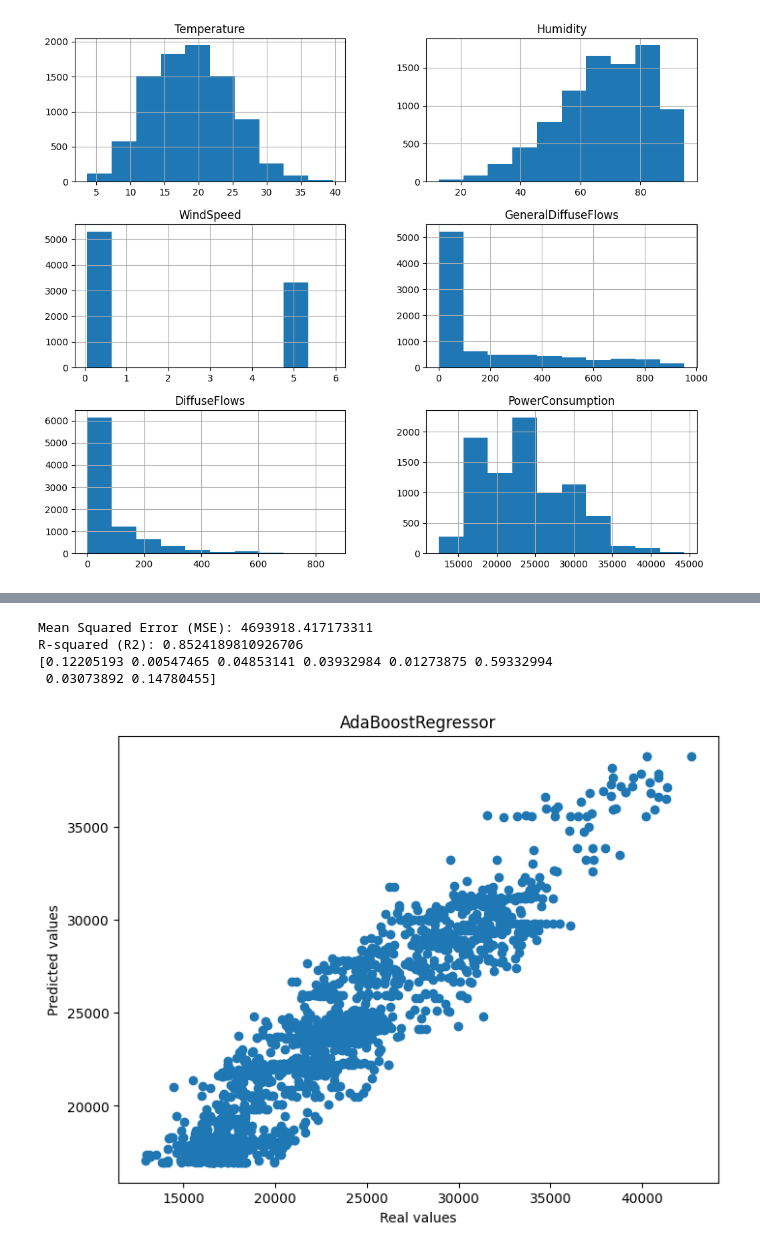
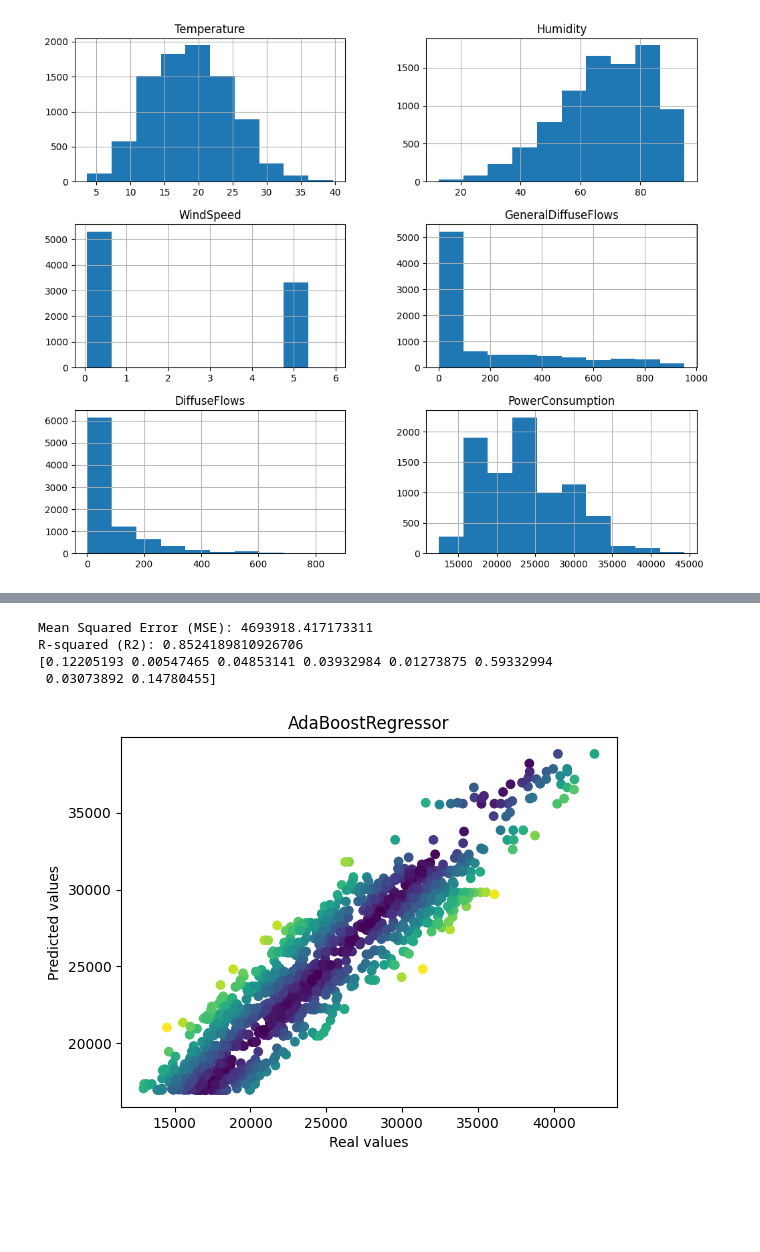
Before and after one commit to InnerShadow/DS, a Jupyter notebook: HW1/HW1.ipynb, the cells around one changed output, grey strips where cells are left out. Saved outputs shown, nothing was run; the diff lists cells and outputs as text; code cells hidden in the pictures; blank space fills up the shorter version.

```diff
--- a/HW1/HW1.ipynb
+++ b/HW1/HW1.ipynb
@@ -279,36 +279,35 @@ model = AdaBoostRegressor(n_estimators = 100, random_state = 42)
 model.fit(X_train, y_train)
 
 y_pred = model.predict(X_test)
 
 #Get metrics
 mse = mean_squared_error(y_test, y_pred)
 r2 = r2_score(y_test, y_pred)
 
 print("Mean Squared Error (MSE):", mse)
 print("R-squared (R2):", r2)
 
 print(model.feature_importances_)
 
 data = pd.DataFrame({
     'Model' : ['AdaBoostRegressor'],
     'MSE' : [mse],
     'R2-score' : [r2]
 })
 
 metrics = metrics.append(data, ignore_index = True)
 
-plt.figure(figsize = (8, 6))
-plt.scatter(y_test, y_pred)
+plt.scatter(y_test, y_pred, c = np.abs(y_pred - y_test), cmap = 'viridis')
 plt.xlabel("Real values")
 plt.ylabel("Predicted values")
 plt.title("AdaBoostRegressor")
 plt.show()
 # %% [output]
 Mean Squared Error (MSE): 4693918.417173311
 R-squared (R2): 0.8524189810926706
 [0.12205193 0.00547465 0.04853141 0.03932984 0.01273875 0.59332994
  0.03073892 0.14780455]
-[figure, old version]
+[figure, new version]
 # %%
 from sklearn.tree import DecisionTreeRegressor
 
```
Also changed, not shown: parts of 7 cells of this notebook, 1 other file.
